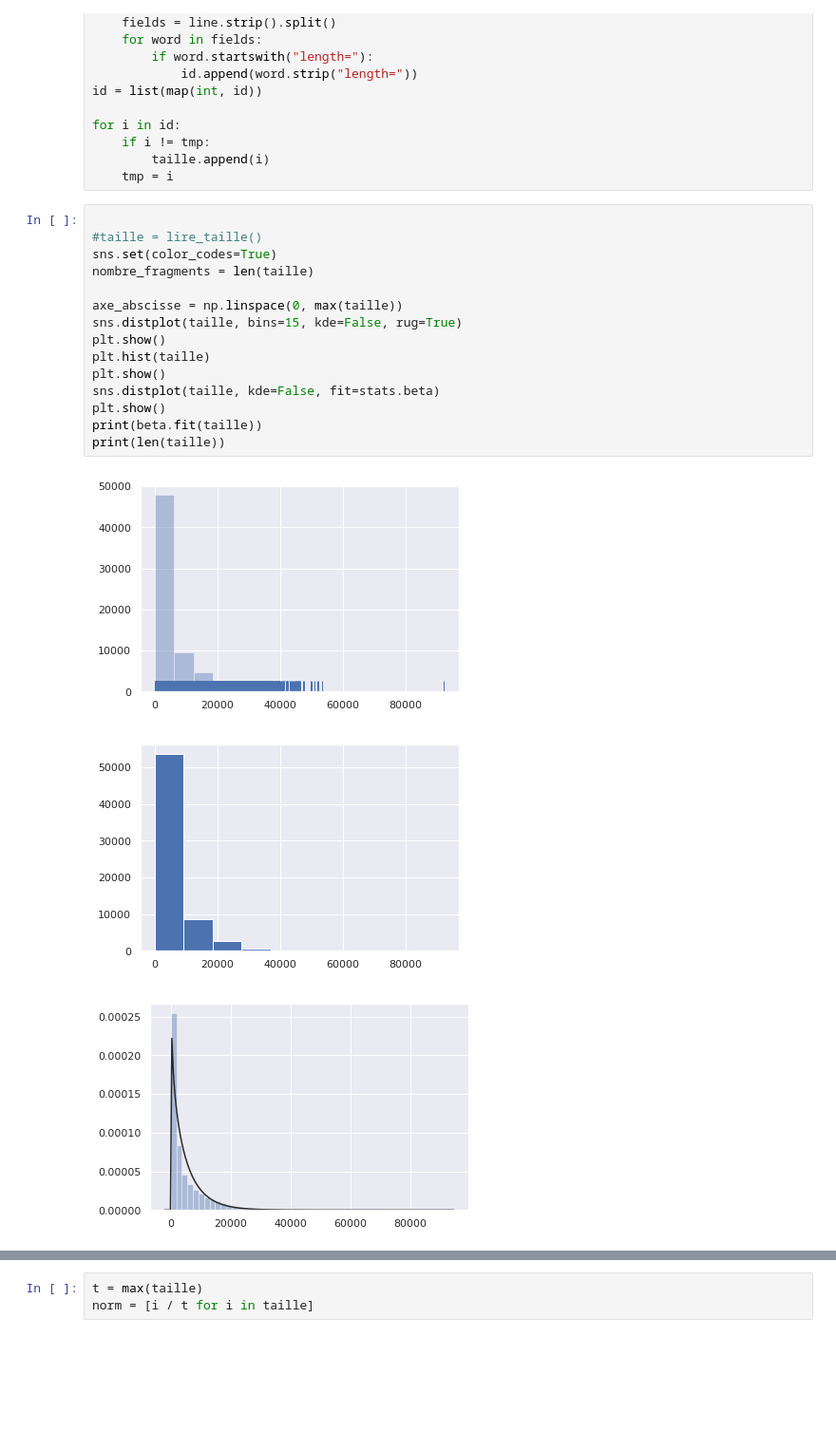
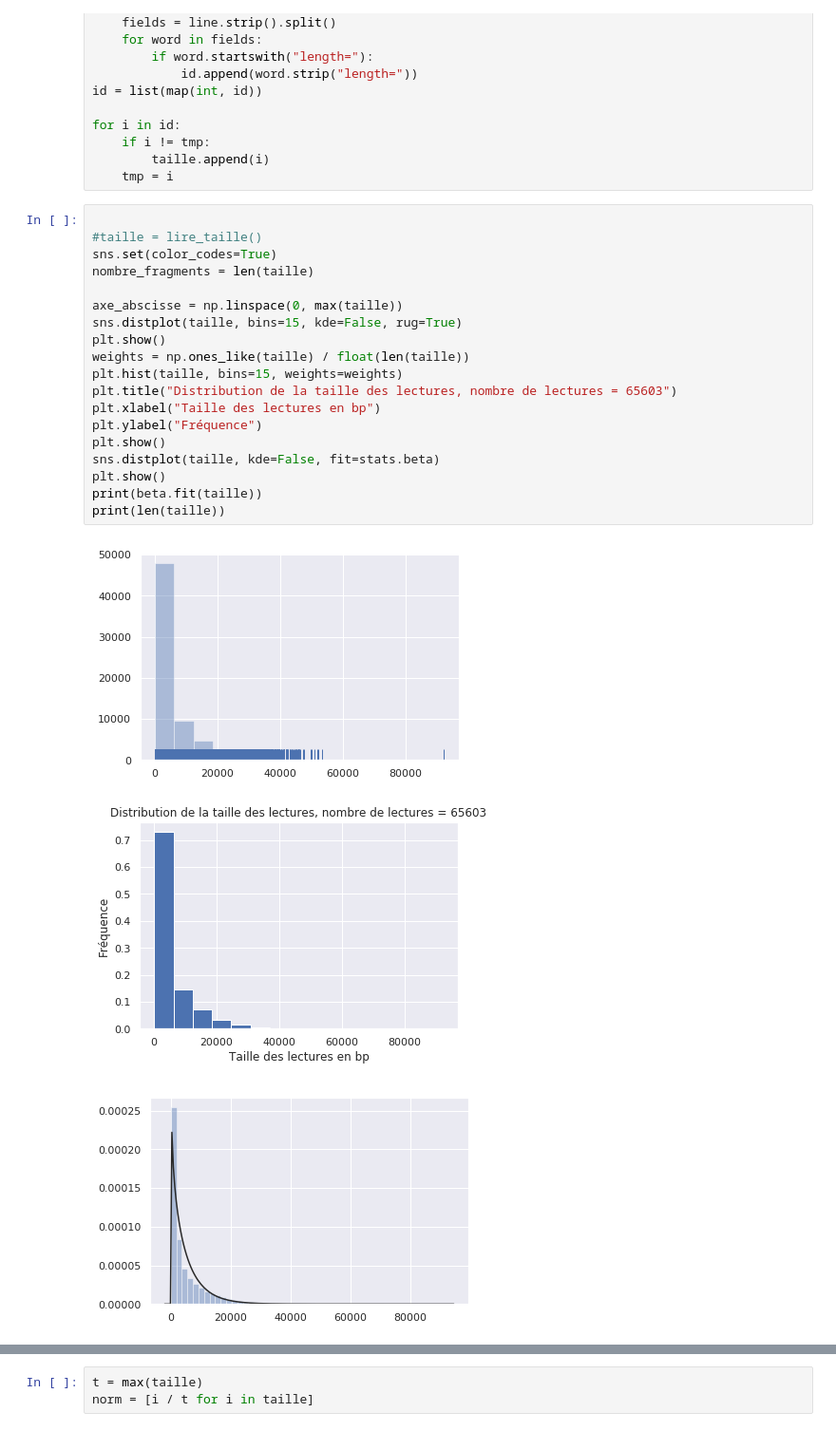
Before and after one commit to aminaghoul/reads_seq, a Jupyter notebook: fitter.ipynb, the cells around one changed output, grey strips where cells are left out. Shown at 95% size. Saved outputs shown, nothing was run; the diff lists cells and outputs as text; blank space fills up the shorter version.

```diff
--- a/fitter.ipynb
+++ b/fitter.ipynb
@@ -46,21 +46,25 @@ for i in id:
 # %%
 
 #taille = lire_taille()
 sns.set(color_codes=True)
 nombre_fragments = len(taille)
 
 axe_abscisse = np.linspace(0, max(taille))
 sns.distplot(taille, bins=15, kde=False, rug=True)
 plt.show()
-plt.hist(taille)
+weights = np.ones_like(taille) / float(len(taille))
+plt.hist(taille, bins=15, weights=weights)
+plt.title("Distribution de la taille des lectures, nombre de lectures = 65603")
+plt.xlabel("Taille des lectures en bp")
+plt.ylabel("Fréquence")
 plt.show()
 sns.distplot(taille, kde=False, fit=stats.beta)
 plt.show()
 print(beta.fit(taille))
 print(len(taille))
 # %% [output]
 [figure]
-[figure, old version]
+[figure, new version]
 [figure]
 (0.8299134655348088, 89.32172012504071, 37.99999999999999, 544142.7477452105)
 65603
```
Also changed, not shown: parts of 2 cells of this notebook.
